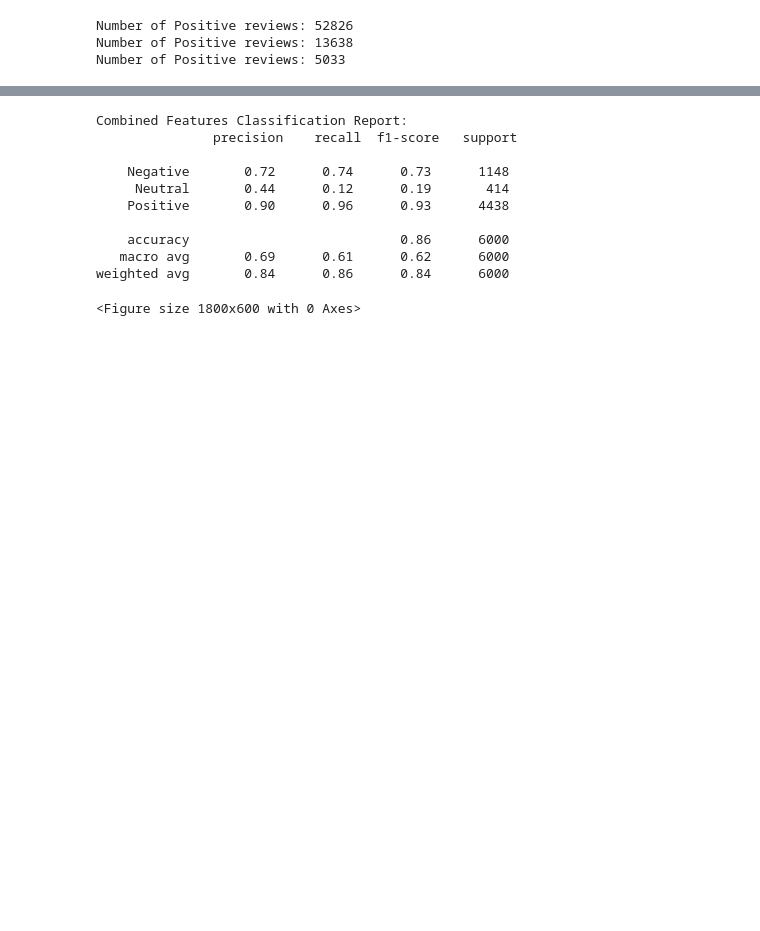
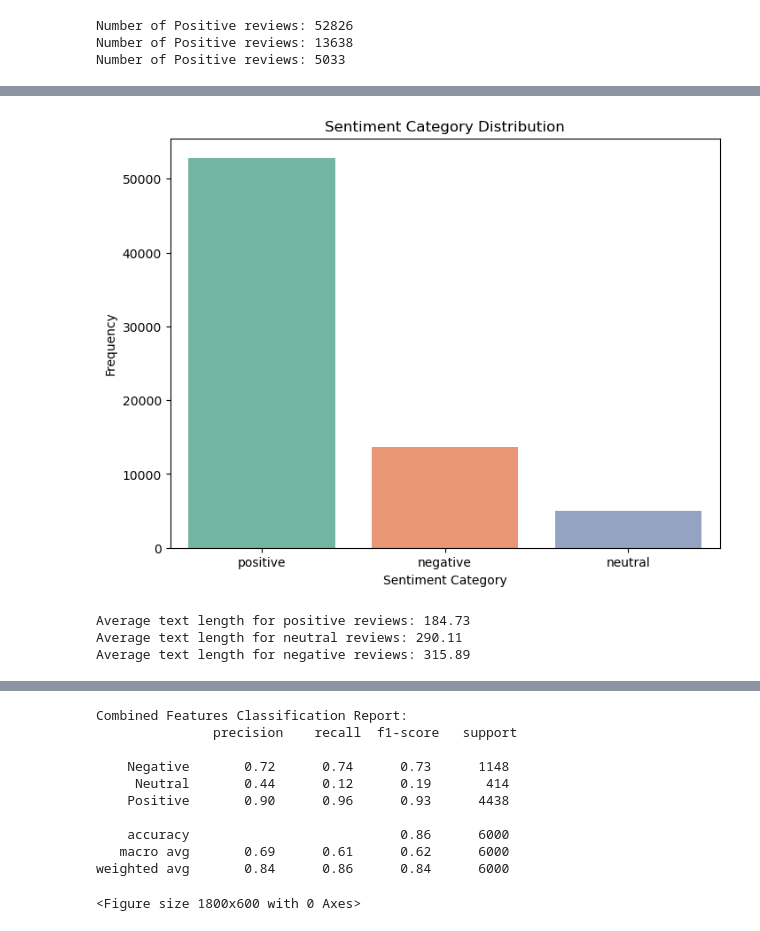
Before and after one commit to ramistry/Sentiment_Analysis, a Jupyter notebook: Advanced.ipynb, the cells around one changed output, grey strips where cells are left out. Cells and saved outputs as stored; diff of their text form; code cells hidden in the pictures; blank space fills up the shorter version.

```diff
--- a/Advanced.ipynb
+++ b/Advanced.ipynb
@@ -52,0 +125,34 @@ Number of Positive reviews: 5033
+# %%
+sentiment_labels = list(sentiment_counts.keys())
+sentiment_values = list(sentiment_counts.values())
+plt.figure(figsize=(8, 6))
+sns.barplot(x=sentiment_labels, y=sentiment_values, palette='Set2')
+plt.title('Sentiment Category Distribution')
+plt.xlabel('Sentiment Category')
+plt.ylabel('Frequency')
+plt.xticks(rotation=0)
+plt.show()
+# %% [output]
+[figure, added]
+# %%
+# Group review lengths by sentiment
+length_by_sentiment = {category: [] for category in ["positive", "neutral", "negative"]}
+
+for item in reviews:
+    text = item.get("text", "")
+    rating = item.get("rating", None)
+    if rating in [1.0, 2.0]:
+        length_by_sentiment["negative"].append(len(text))
+    elif rating == 3.0:
+        length_by_sentiment["neutral"].append(len(text))
+    elif rating in [4.0, 5.0]:
+        length_by_sentiment["positive"].append(len(text))
+
+# Analyze average lengths by sentiment
+for category, lengths in length_by_sentiment.items():
+    avg_length = sum(lengths) / len(lengths) if lengths else 0
+    print(f"Average text length for {category} reviews: {avg_length:.2f}")
+# %% [output]
+Average text length for positive reviews: 184.73
+Average text length for neutral reviews: 290.11
+Average text length for negative reviews: 315.89
```
Also changed, not shown: parts of 10 cells of this notebook, 1 other file.
